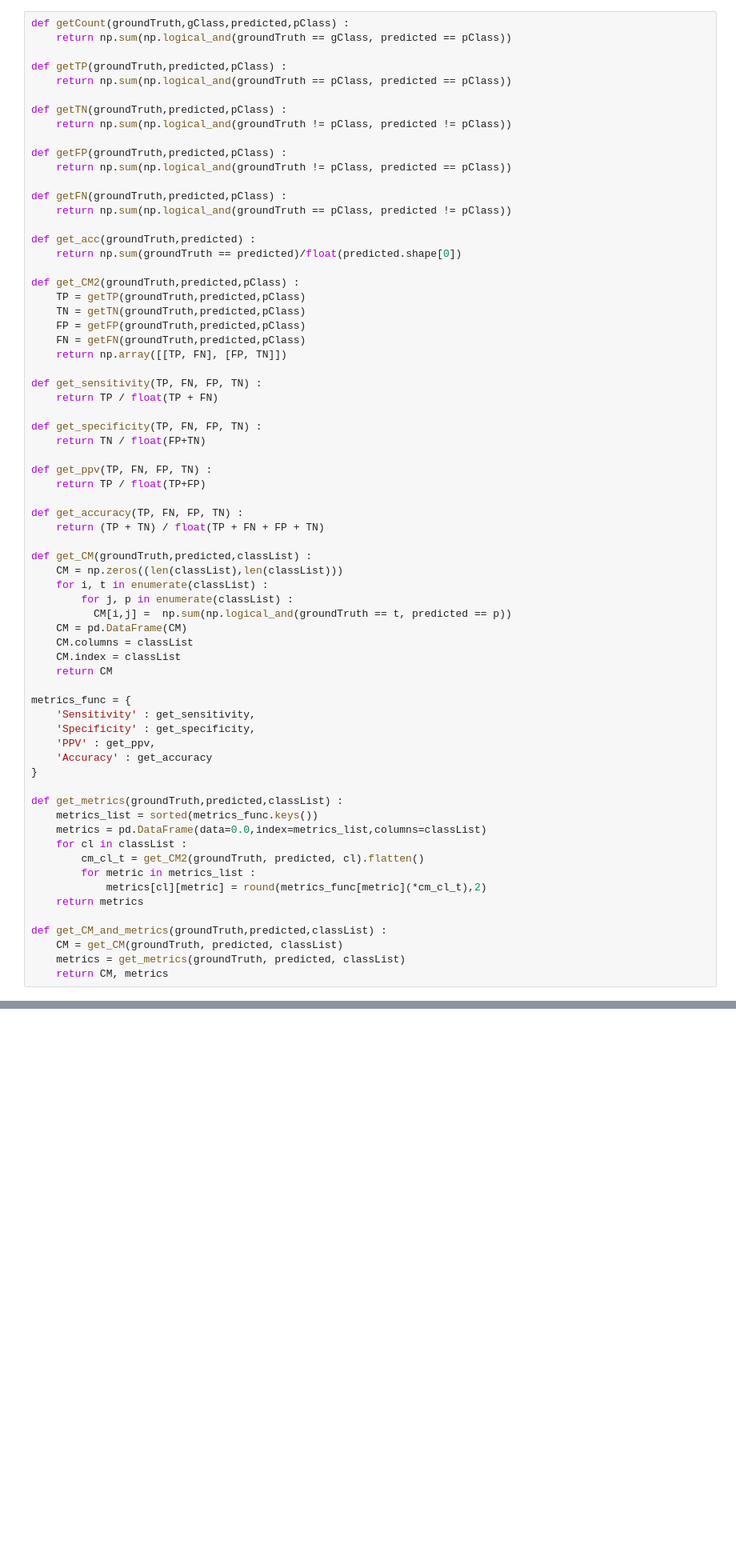
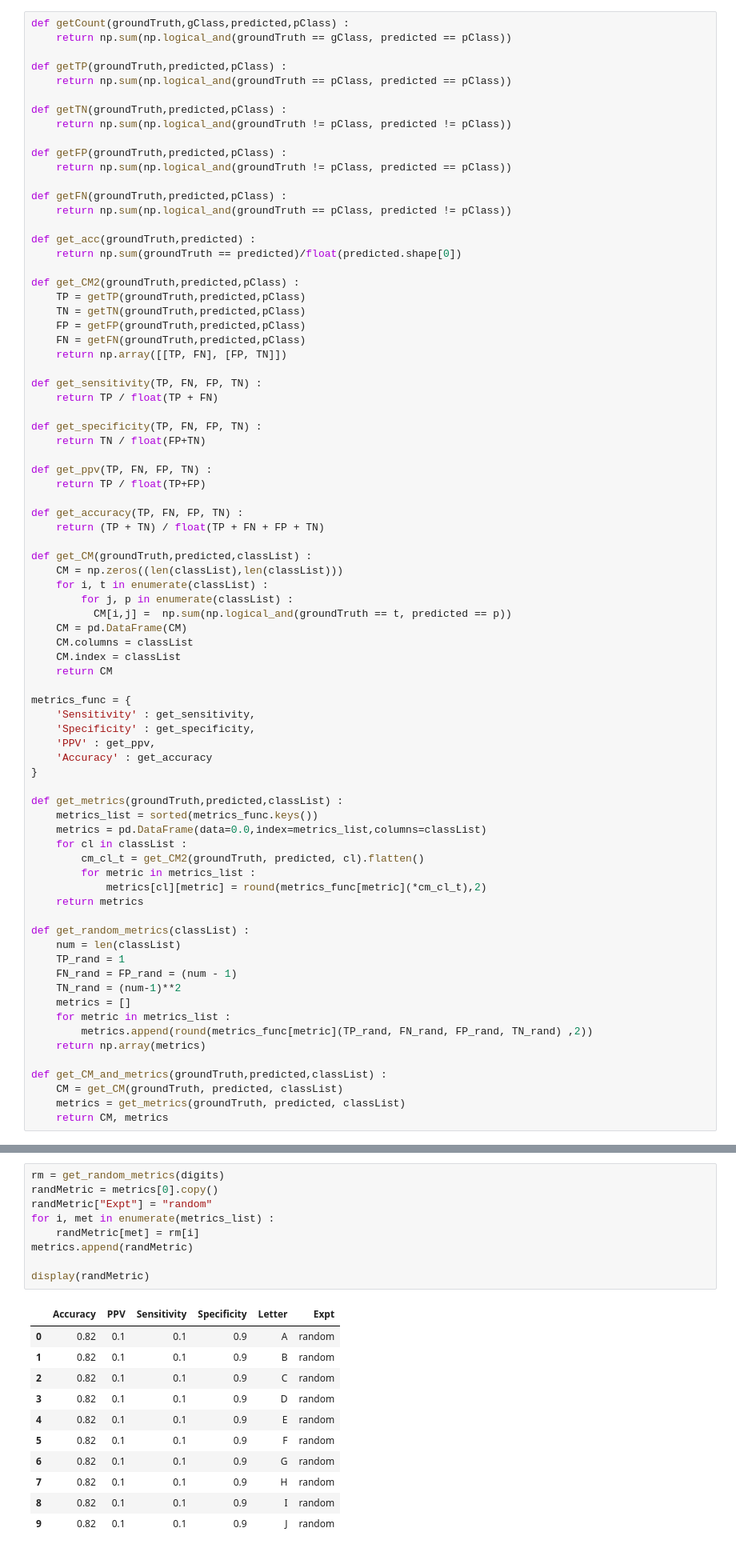
Before and after one commit to teambengio/finalproject, a Jupyter notebook: finalproject-allvsall.ipynb, the cells around one changed output, grey strips where cells are left out. Shown at 80% size. Drawn from its saved outputs; the diff is of its cells as text; blank space fills up the shorter version.

```diff
--- a/finalproject-allvsall.ipynb
+++ b/finalproject-allvsall.ipynb
@@ -535,6 +535,16 @@ def get_metrics(groundTruth,predicted,classList) :
             metrics[cl][metric] = round(metrics_func[metric](*cm_cl_t),2)
     return metrics
 
+def get_random_metrics(classList) :
+    num = len(classList)
+    TP_rand = 1
+    FN_rand = FP_rand = (num - 1)
+    TN_rand = (num-1)**2
+    metrics = []
+    for metric in metrics_list :
+        metrics.append(round(metrics_func[metric](TP_rand, FN_rand, FP_rand, TN_rand) ,2))
+    return np.array(metrics)
+
 def get_CM_and_metrics(groundTruth,predicted,classList) :
     CM = get_CM(groundTruth, predicted, classList)
     metrics = get_metrics(groundTruth, predicted, classList)
@@ -1077,3 +1105,24 @@ fig.set_size_inches(10,6)
 plt.show()
 # %% [output]
 [figure]
+# %%
+rm = get_random_metrics(digits)
+randMetric = metrics[0].copy()
+randMetric["Expt"] = "random"
+for i, met in enumerate(metrics_list) :
+    randMetric[met] = rm[i]
+metrics.append(randMetric)
+
+display(randMetric)
+# %% [output]
+|  | Accuracy | PPV | Sensitivity | Specificity | Letter | Expt |
+| 0 | 0.82 | 0.1 | 0.1 | 0.9 | A | random |
+| 1 | 0.82 | 0.1 | 0.1 | 0.9 | B | random |
+| 2 | 0.82 | 0.1 | 0.1 | 0.9 | C | random |
+| 3 | 0.82 | 0.1 | 0.1 | 0.9 | D | random |
+| 4 | 0.82 | 0.1 | 0.1 | 0.9 | E | random |
+| 5 | 0.82 | 0.1 | 0.1 | 0.9 | F | random |
+| 6 | 0.82 | 0.1 | 0.1 | 0.9 | G | random |
+| 7 | 0.82 | 0.1 | 0.1 | 0.9 | H | random |
+| 8 | 0.82 | 0.1 | 0.1 | 0.9 | I | random |
+| 9 | 0.82 | 0.1 | 0.1 | 0.9 | J | random |
```
Also changed, not shown: parts of 9 cells of this notebook, 2 other files.
